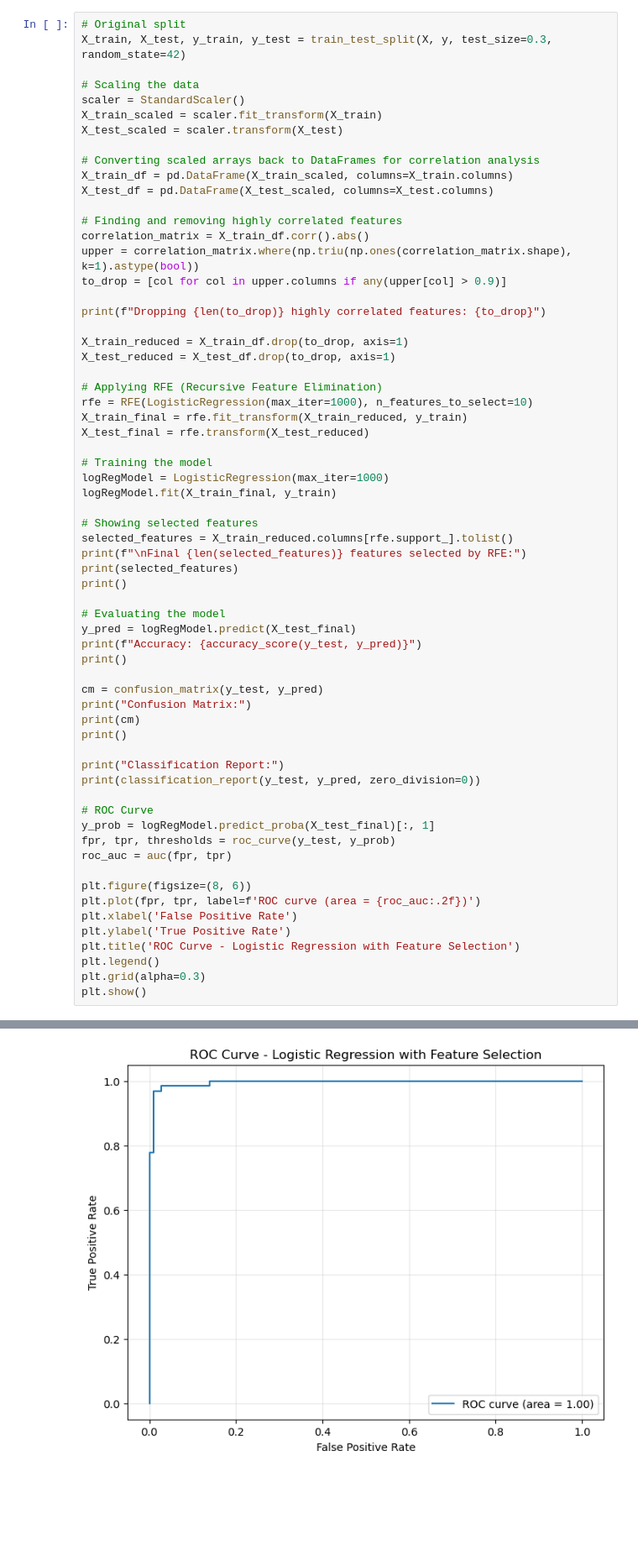
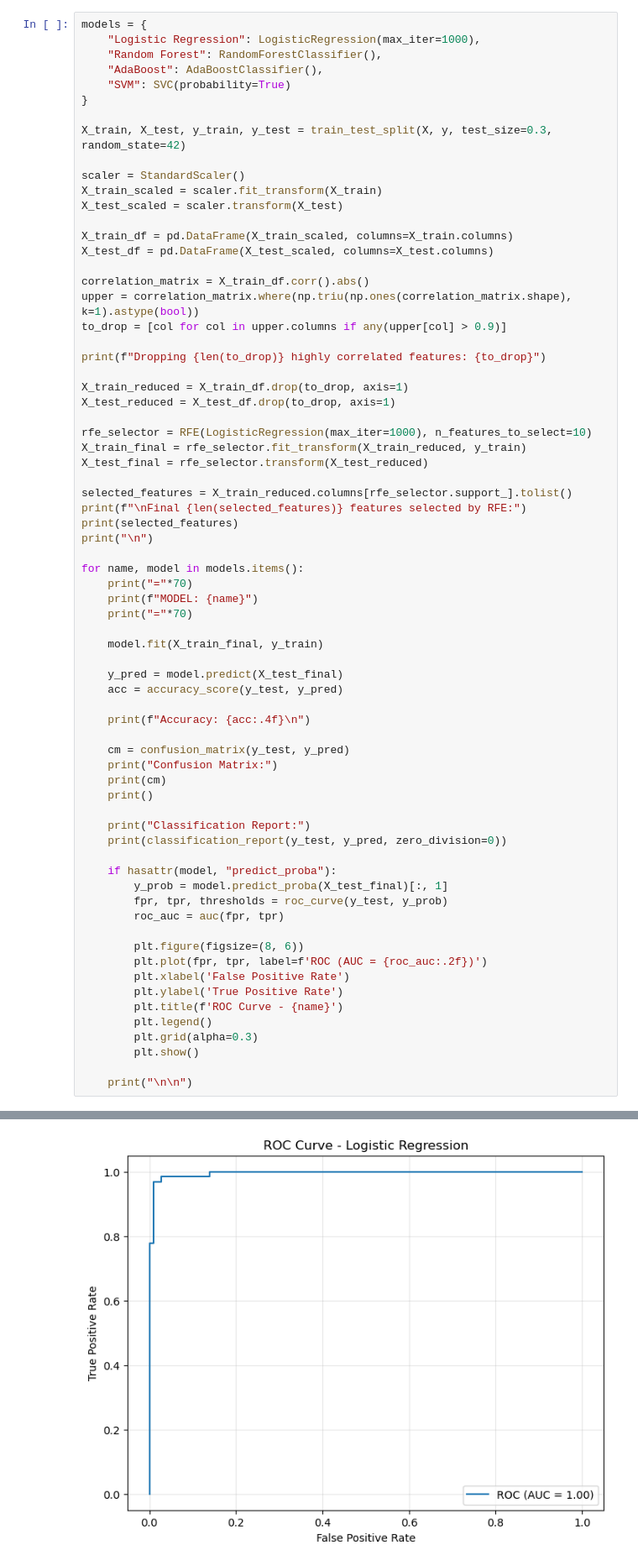
Before and after one commit to kross80300/Data_Analytics_Fall2025_TermProject, a Jupyter notebook: term_project.ipynb, the cells around one changed output, grey strips where cells are left out. Shown at 84% size. Cells and saved outputs as stored; diff of their text form; blank space fills up the shorter version.

Commit message:
ran feature selection for all the models

```diff
--- a/term_project.ipynb
+++ b/term_project.ipynb
@@ -387,19 +391,22 @@ plt.show()
 # Feature Selection for Supervised Learning
 ### choosing a relevant subset of input features for more accuracy
 # %%
-# Original split
+models = {
+    "Logistic Regression": LogisticRegression(max_iter=1000),
+    "Random Forest": RandomForestClassifier(),
+    "AdaBoost": AdaBoostClassifier(),
+    "SVM": SVC(probability=True)
+}
+
 X_train, X_test, y_train, y_test = train_test_split(X, y, test_size=0.3, random_state=42)
 
-# Scaling the data
 scaler = StandardScaler()
 X_train_scaled = scaler.fit_transform(X_train)
 X_test_scaled = scaler.transform(X_test)
 
-# Converting scaled arrays back to DataFrames for correlation analysis
 X_train_df = pd.DataFrame(X_train_scaled, columns=X_train.columns)
 X_test_df = pd.DataFrame(X_test_scaled, columns=X_test.columns)
 
-# Finding and removing highly correlated features
 correlation_matrix = X_train_df.corr().abs()
 upper = correlation_matrix.where(np.triu(np.ones(correlation_matrix.shape), k=1).astype(bool))
 to_drop = [col for col in upper.columns if any(upper[col] > 0.9)]
@@ -409,47 +416,50 @@ print(f"Dropping {len(to_drop)} highly correlated features: {to_drop}")
 X_train_reduced = X_train_df.drop(to_drop, axis=1)
 X_test_reduced = X_test_df.drop(to_drop, axis=1)
 
-# Applying RFE (Recursive Feature Elimination)
-rfe = RFE(LogisticRegression(max_iter=1000), n_features_to_select=10)
-X_train_final = rfe.fit_transform(X_train_reduced, y_train)
-X_test_final = rfe.transform(X_test_reduced)
+rfe_selector = RFE(LogisticRegression(max_iter=1000), n_features_to_select=10)
+X_train_final = rfe_selector.fit_transform(X_train_reduced, y_train)
+X_test_final = rfe_selector.transform(X_test_reduced)
 
-# Training the model
-logRegModel = LogisticRegression(max_iter=1000)
-logRegModel.fit(X_train_final, y_train)
-
-# Showing selected features
-selected_features = X_train_reduced.columns[rfe.support_].tolist()
+selected_features = X_train_reduced.columns[rfe_selector.support_].tolist()
 print(f"\nFinal {len(selected_features)} features selected by RFE:")
 print(selected_features)
-print()
+print("\n")
 
-# Evaluating the model
-y_pred = logRegModel.predict(X_test_final)
-print(f"Accuracy: {accuracy_score(y_test, y_pred)}")
-print()
+for name, model in models.items():
+    print("="*70)
+    print(f"MODEL: {name}")
+    print("="*70)
 
-cm = confusion_matrix(y_test, y_pred)
-print("Confusion Matrix:")
-print(cm)
-print()
+    model.fit(X_train_final, y_train)
 
-print("Classification Report:")
-print(classification_report(y_test, y_pred, zero_division=0))
+    y_pred = model.predict(X_test_final)
+    acc = accuracy_score(y_test, y_pred)
 
-# ROC Curve
-y_prob = logRegModel.predict_proba(X_test_final)[:, 1]
-fpr, tpr, thresholds = roc_curve(y_test, y_prob)
-roc_auc = auc(fpr, tpr)
+    print(f"Accuracy: {acc:.4f}\n")
 
-plt.figure(figsize=(8, 6))
-plt.plot(fpr, tpr, label=f'ROC curve (area = {roc_auc:.2f})')
-plt.xlabel('False Positive Rate')
-plt.ylabel('True Positive Rate')
-plt.title('ROC Curve - Logistic Regression with Feature Selection')
-plt.legend()
-plt.grid(alpha=0.3)
-plt.show()
+    cm = confusion_matrix(y_test, y_pred)
+    print("Confusion Matrix:")
+    print(cm)
+    print()
+
+    print("Classification Report:")
+    print(classification_report(y_test, y_pred, zero_division=0))
+
+    if hasattr(model, "predict_proba"):
+        y_prob = model.predict_proba(X_test_final)[:, 1]
+        fpr, tpr, thresholds = roc_curve(y_test, y_prob)
+        roc_auc = auc(fpr, tpr)
+
+        plt.figure(figsize=(8, 6))
+        plt.plot(fpr, tpr, label=f'ROC (AUC = {roc_auc:.2f})')
+        plt.xlabel('False Positive Rate')
+        plt.ylabel('True Positive Rate')
+        plt.title(f'ROC Curve - {name}')
+        plt.legend()
+        plt.grid(alpha=0.3)
+        plt.show()
+
+    print("\n\n")
 # %% [output]
 Dropping 10 highly correlated features: ['perimeter1', 'area1', 'concave_points1', 'perimeter2', 'area2', 'radius3', 'texture3', 'perimeter3', 'area3', 'concave_points3']
 
@@ -470,5 +477,5 @@ Classification Report:
 
     accuracy                           0.98       171
    macro avg       0.97      0.98      0.98       171
 weighted avg       0.98      0.98      0.98       171
-[figure, old version]
+[figure, new version]
```
Also changed, not shown: parts of 2 cells of this notebook.
